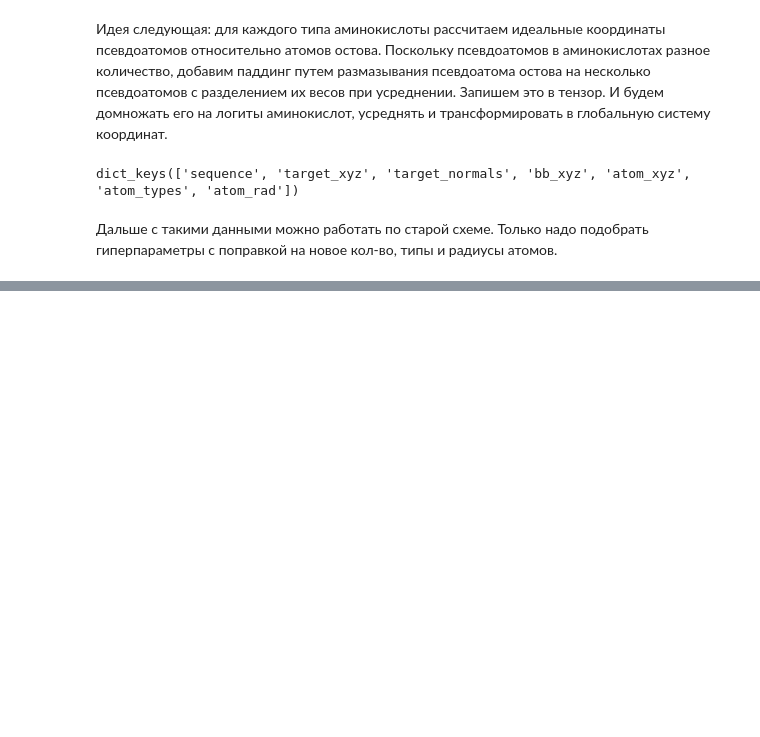
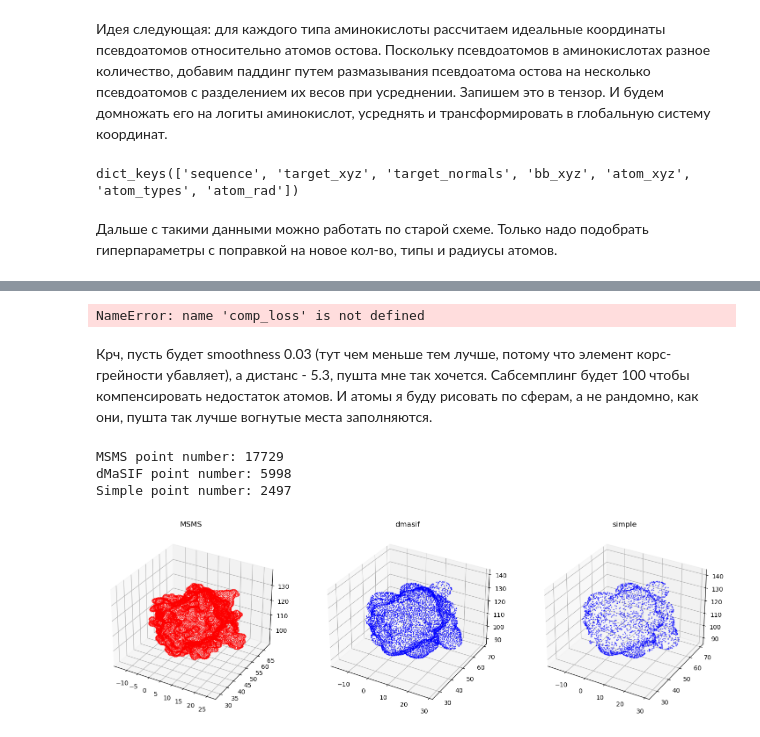
Before and after one commit to geraseva/SESes, a Jupyter notebook: reduce.ipynb, the cells around one changed output, grey strips where cells are left out. Cells and saved outputs as stored; diff of their text form; code cells hidden in the pictures; blank space fills up the shorter version.

```diff
--- a/reduce.ipynb
+++ b/reduce.ipynb
@@ -599,11 +446,11 @@ def martinize(seq, atoms, coords):
             for j, m in enumerate(mapping[aa]):
                 if len(av)<=j:
                     av.append([[0,0,0],0])
-                if a.strip() in m:
-                    av[j][0][0]+=xyz[0]*mass[a.strip()[0]]
-                    av[j][0][1]+=xyz[1]*mass[a.strip()[0]]
-                    av[j][0][2]+=xyz[2]*mass[a.strip()[0]]
-                    av[j][1]+=mass[a.strip()[0]]
+                if a in m:
+                    av[j][0][0]+=xyz[0]*mass[a[0]]
+                    av[j][0][1]+=xyz[1]*mass[a[0]]
+                    av[j][0][2]+=xyz[2]*mass[a[0]]
+                    av[j][1]+=mass[a[0]]
         av=[[ps[0][0]/ps[1],ps[0][1]/ps[1],ps[0][2]/ps[1]] for ps in av]
         ps_coords.append(av)
         ps_types.append(pseudoatom_types[aa])
@@ -817,0 +732,25 @@ dataset=AtomSurfaceDataset(storage=None, encoders={
+# %%
+ch=[]
+no=[]
+ss=[]
+par=[5,5.1,5.2,5.3,5.4,5.5]
+for parameter in par:
+    args={'smoothness':0.03,'distance':parameter, 'sup_sampling':100, 'variance': 0.1 }
+    a, b, c=comp_loss(dataset[:103], args)
+    ch.append(np.mean(a))
+    no.append(np.mean(b))
+    ss.append(np.mean(c))
+    clear_output()
+    plt.figure(figsize=(10,3))
+    plt.subplot(131)
+    plt.title('chamfer')
+    plt.plot(par[:len(ch)],ch, label='chamfer')
+    plt.subplot(132)
+    plt.title('normal')
+    plt.plot(par[:len(no)],no, label='normal')
+    plt.subplot(133)
+    plt.title('size')
+    plt.plot(par[:len(ss)],ss, label='size')
+    plt.show()
+# %% [output]
+NameError: name 'comp_loss' is not defined
@@ -817,0 +766,41 @@ dataset=AtomSurfaceDataset(storage=None, encoders={
+# %%
+xyz=dataset[32]['atom_xyz']
+rad=dataset[32]['atom_rad']
+dmasif_args={'smoothness':0.03,'distance':5.3, 'sup_sampling':100, 'variance': 0.1, 'resolution':1.0 }
+
+dmasif_vert, dmasif_norm, _ = atoms_to_points_normals(xyz,
+                                                       torch.zeros(xyz.shape[0], dtype=int),
+                                                        atom_rad=rad,
+                                                        **dmasif_args)
+s_args={'probe':1.4, 'sup_sampling':300, 'resolution':1.0,}
+
+s_vert, s_norm = simple_points_normals(xyz,
+                                            atom_rad=rad,
+                                                **s_args)
+msms_vert=dataset[32]['target_xyz']
+# %% [markdown]
+Крч, пусть будет smoothness 0.03 (тут чем меньше тем лучше, потому что элемент корс-грейности убавляет), а дистанс - 5.3, пушта мне так хочется. Сабсемплинг будет 100 чтобы компенсировать недостаток атомов. И атомы я буду рисовать по сферам, а не рандомно, как они, пушта так лучше вогнутые места заполняются.
+# %%
+fig = plt.figure(figsize=(18, 6))
+
+ax = fig.add_subplot(131, projection='3d')
+ax.scatter(*msms_vert.T, s=1, color='red',alpha=0.5)
+ax.set_title('MSMS')
+
+ax = fig.add_subplot(132, projection='3d')
+ax.scatter(*dmasif_vert.T, s=1, color='blue',alpha=0.5)
+ax.set_title('dmasif')
+
+ax = fig.add_subplot(133, projection='3d')
+ax.scatter(*s_vert.T, s=1, color='blue',alpha=0.5)
+ax.set_title('simple')
+
+
+print('MSMS point number:', msms_vert.shape[0])
+print('dMaSIF point number:', dmasif_vert.shape[0])
+print('Simple point number:', s_vert.shape[0])
+# %% [output]
+MSMS point number: 17729
+dMaSIF point number: 5998
+Simple point number: 2497
+[figure, added]
```
Also changed, not shown: parts of 20 cells of this notebook, 2 other files.
